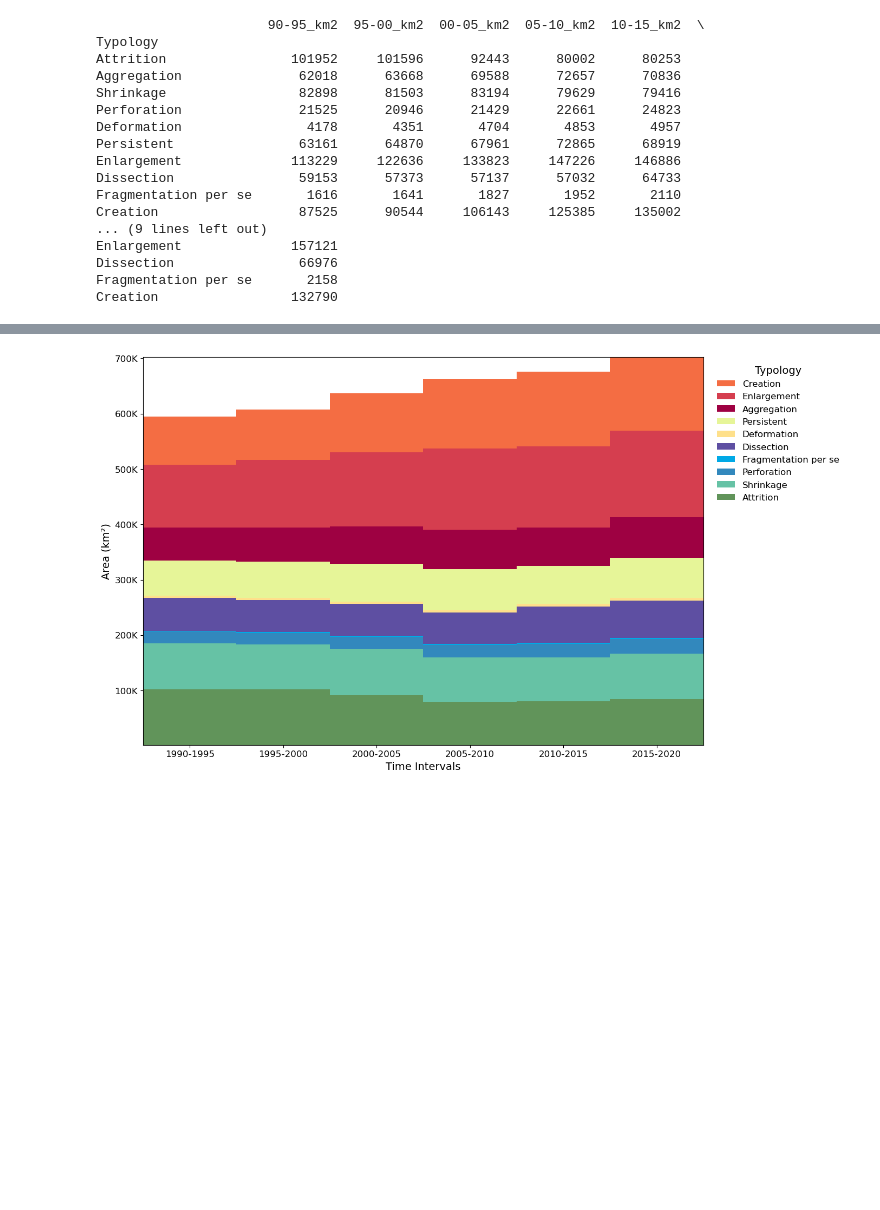
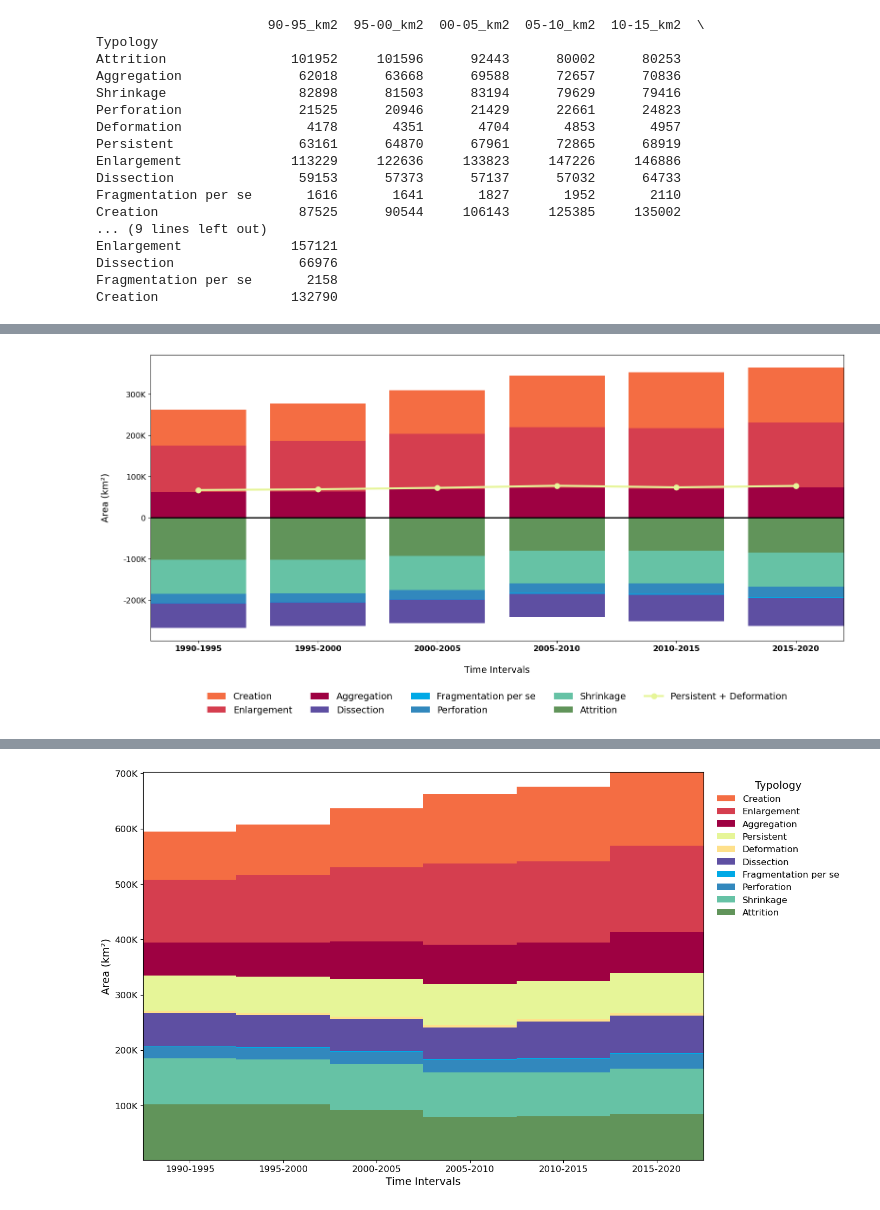
Before and after one commit to mschappert/typology, a Jupyter notebook: Code/grapghs.ipynb, the cells around one changed output, grey strips where cells are left out. Cells and saved outputs as stored; diff of their text form; code cells hidden in the pictures; blank space fills up the shorter version.

```diff
--- a/Code/grapghs.ipynb
+++ b/Code/grapghs.ipynb
@@ -45,0 +159,90 @@ Creation                 132790
+# %%
+# TI - Version 2
+df = pd.read_excel('/home/gisuser/code/data/typology_TimeInterval.xlsx', index_col=0)
+
+colors = {
+    "Aggregation": "#9E0142",
+    "Attrition": "#61945A",
+    "Creation": "#F46D43",
+    "Dissection": "#5E4FA2",
+    "Fragmentation per se": "#00A9E6",
+    "Shrinkage": "#66C2A5",
+    "Perforation": "#3288BD",
+    "Enlargement": "#D53E4F",
+    "Persistent": "#E6F598",
+    "Deformation": "#FEE08B"
+}
+
+custom_x_labels = [
+    "1990-1995", "1995-2000", "2000-2005",
+    "2005-2010", "2010-2015", "2015-2020"
+]
+
+# Group definitions
+decreasing = ["Attrition", "Shrinkage", "Perforation", "Fragmentation per se", "Dissection"]
+increasing = ["Aggregation", "Enlargement", "Creation"]
+no_change = []  # Remove Persistent from bar chart # "Deformation" (if combinging persistent and deformation in line graph)
+
+time_points = df.columns.tolist()
+fig, ax = plt.subplots(figsize=(16, 8))
+
+# Create stacked bar chart with decreasing below 0 and increasing above 0
+bottom_dec = [0] * len(time_points)
+bottom_inc = [0] * len(time_points)
+
+# Plot decreasing typologies below 0
+for typ in decreasing:
+    if typ in df.index:
+        data = [-val for val in df.loc[typ]]  # Make negative
+        ax.bar(range(len(time_points)), data, bottom=bottom_dec, color=colors.get(typ, "#cccccc"), width=0.8, label=typ)
+        bottom_dec = [bottom_dec[i] + data[i] for i in range(len(data))]
+
+# Plot increasing typologies above 0
+for typ in increasing:
+    if typ in df.index:
+        data = df.loc[typ]
+        ax.bar(range(len(time_points)), data, bottom=bottom_inc, color=colors.get(typ, "#cccccc"), width=0.8, label=typ)
+        bottom_inc = [bottom_inc[i] + data[i] for i in range(len(data))]
+
+# Plot no change typologies above increasing
+for typ in no_change:
+    if typ in df.index:
+        data = df.loc[typ]
+        ax.bar(range(len(time_points)), data, bottom=bottom_inc, color=colors.get(typ, "#cccccc"), width=0.8, label=typ)
+        bottom_inc = [bottom_inc[i] + data[i] for i in range(len(data))]
+
+# Add Persistent as line graph
+# if "Persistent" in df.index:
+    # ax.plot(range(len(time_points)), df.loc["Persistent"], color=colors["Persistent"], linewidth=3, marker='o', markersize=8, label="Persistent")
+
+# Add Persistent + Deformation as combined line graph
+if "Persistent" in df.index and "Deformation" in df.index:
+    combined_data = df.loc["Persistent"] + df.loc["Deformation"]
+    ax.plot(range(len(time_points)), combined_data, color=colors["Persistent"], linewidth=3, marker='o', markersize=8, label="Persistent + Deformation")
+
+
+# Add zero line
+ax.axhline(y=0, color='black', linestyle='-', linewidth=2)
+
+# Axis customization
+#plt.rcParams['font.family'] = 'DejaVu Sans'#'cmr10'#'DejaVu Sans'
+ax.set_xlabel('Time Intervals', fontsize=14, labelpad=20)
+ax.set_xticklabels(custom_x_labels[:len(time_points)], weight='bold')
+ax.set_ylabel('Area (km²)', fontsize=14, labelpad=20)
+ax.tick_params(axis='both', which='major', labelsize=12)
+ax.yaxis.set_major_formatter(ticker.FuncFormatter(lambda x, pos: '0' if x == 0 else f'{x/1000:.0f}K'))
+ax.set_xticks(range(len(time_points)))
+ax.set_xticklabels(custom_x_labels[:len(time_points)])
+ax.margins(x=0)
+
+# Legend
+#ax.legend(ncol=5, bbox_to_anchor=(0.5, 1.07), loc='center', reverse=True, frameon=False, fontsize=14)
+# right side legend
+#ax.legend(title='Typology', bbox_to_anchor=(1, 1), loc='upper left', reverse=True, frameon=False, fontsize=14, title_fontsize=15)
+# bottom legend# Legend
+ax.legend(ncol=5, bbox_to_anchor=(0.5, -0.15), loc='upper center', reverse=True, frameon=False, fontsize=14)
+
+plt.tight_layout()
+plt.show()
+# %% [output]
+[figure, added]
```
Also changed, not shown: parts of 12 cells of this notebook, 2 other files.
